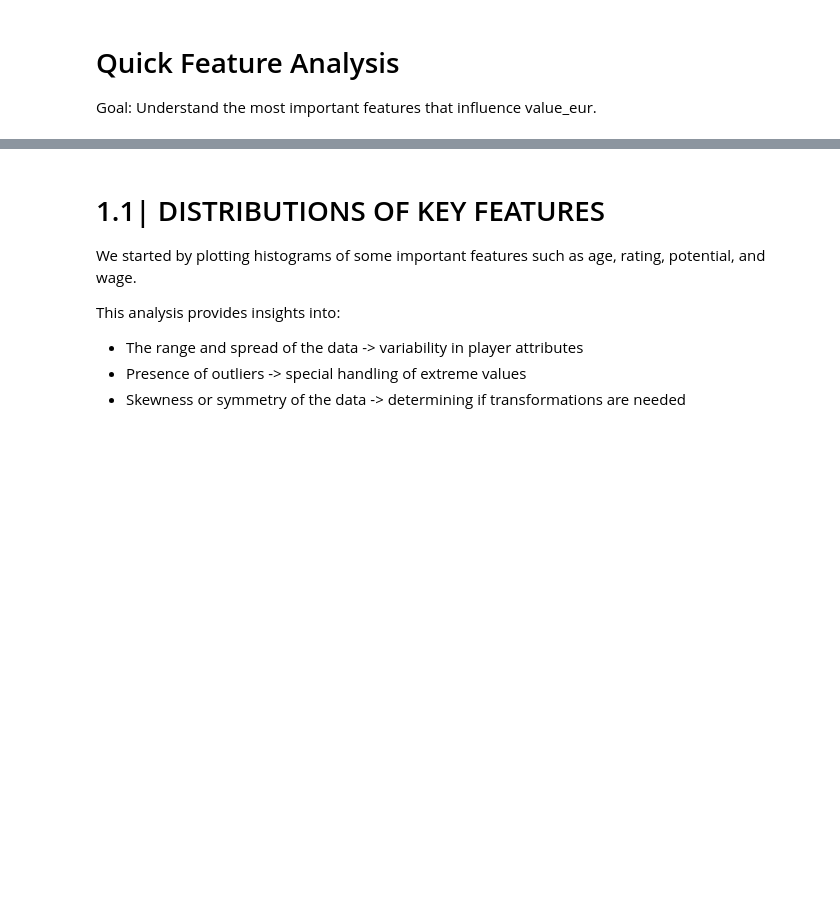
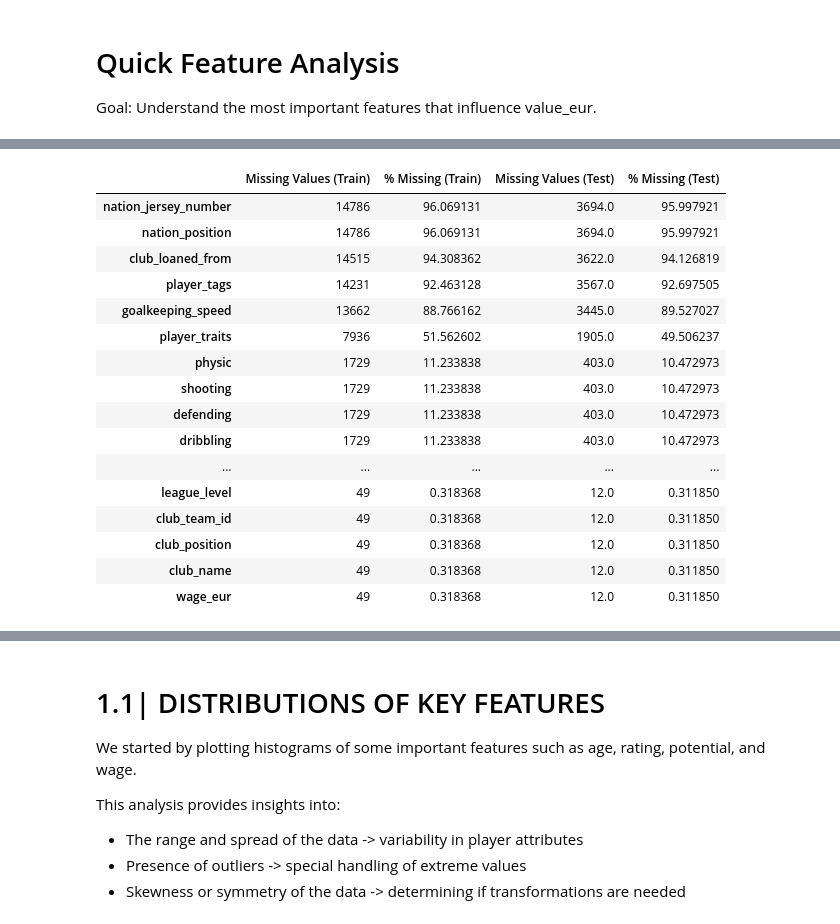
Before and after one commit to Martin3214133/football-value-prediction, a Jupyter notebook: notebooks/main_features.ipynb, the cells around one changed output, grey strips where cells are left out. Cells and saved outputs as stored; diff of their text form; code cells hidden in the pictures; blank space fills up the shorter version.

```diff
--- a/notebooks/main_features.ipynb
+++ b/notebooks/main_features.ipynb
@@ -88,0 +57,40 @@ Remaining missing values in test: 0
+# %%
+# Function to summarize missing values
+def missing_summary(df, dataset_name="Dataset"):
+    total = df.isnull().sum()
+    percent = (total / len(df)) * 100
+    missing_table = pd.concat([total, percent], axis=1)
+    missing_table.columns = [f'Missing Values ({dataset_name})', f'% Missing ({dataset_name})']
+    missing_table = missing_table[missing_table[f'Missing Values ({dataset_name})'] > 0]
+    return missing_table.sort_values(f'% Missing ({dataset_name})', ascending=False)
+
+# Summarizing missing values for train and test
+missing_train = missing_summary(train, "Train")
+missing_test = missing_summary(test, "Test")
+
+# Merging both summaries together
+missing_values = missing_train.merge(missing_test, how='outer', left_index=True, right_index=True)
+
+# Sorting the missing values table
+missing_values = missing_values.sort_values(by='% Missing (Train)', ascending=False)
+
+# Display missing values table
+missing_values
+# %% [output]
+|  | Missing Values (Train) | % Missing (Train) | Missing Values (Test) | % Missing (Test) |
+| nation_jersey_number | 14786 | 96.069131 | 3694.0 | 95.997921 |
+| nation_position | 14786 | 96.069131 | 3694.0 | 95.997921 |
+| club_loaned_from | 14515 | 94.308362 | 3622.0 | 94.126819 |
+| player_tags | 14231 | 92.463128 | 3567.0 | 92.697505 |
+| goalkeeping_speed | 13662 | 88.766162 | 3445.0 | 89.527027 |
+| player_traits | 7936 | 51.562602 | 1905.0 | 49.506237 |
+| physic | 1729 | 11.233838 | 403.0 | 10.472973 |
+| shooting | 1729 | 11.233838 | 403.0 | 10.472973 |
+| defending | 1729 | 11.233838 | 403.0 | 10.472973 |
+| dribbling | 1729 | 11.233838 | 403.0 | 10.472973 |
+| ... | ... | ... | ... | ... |
+| league_level | 49 | 0.318368 | 12.0 | 0.311850 |
+| club_team_id | 49 | 0.318368 | 12.0 | 0.311850 |
+| club_position | 49 | 0.318368 | 12.0 | 0.311850 |
+| club_name | 49 | 0.318368 | 12.0 | 0.311850 |
+| wage_eur | 49 | 0.318368 | 12.0 | 0.311850 |
```
Also changed, not shown: parts of 28 cells of this notebook.
